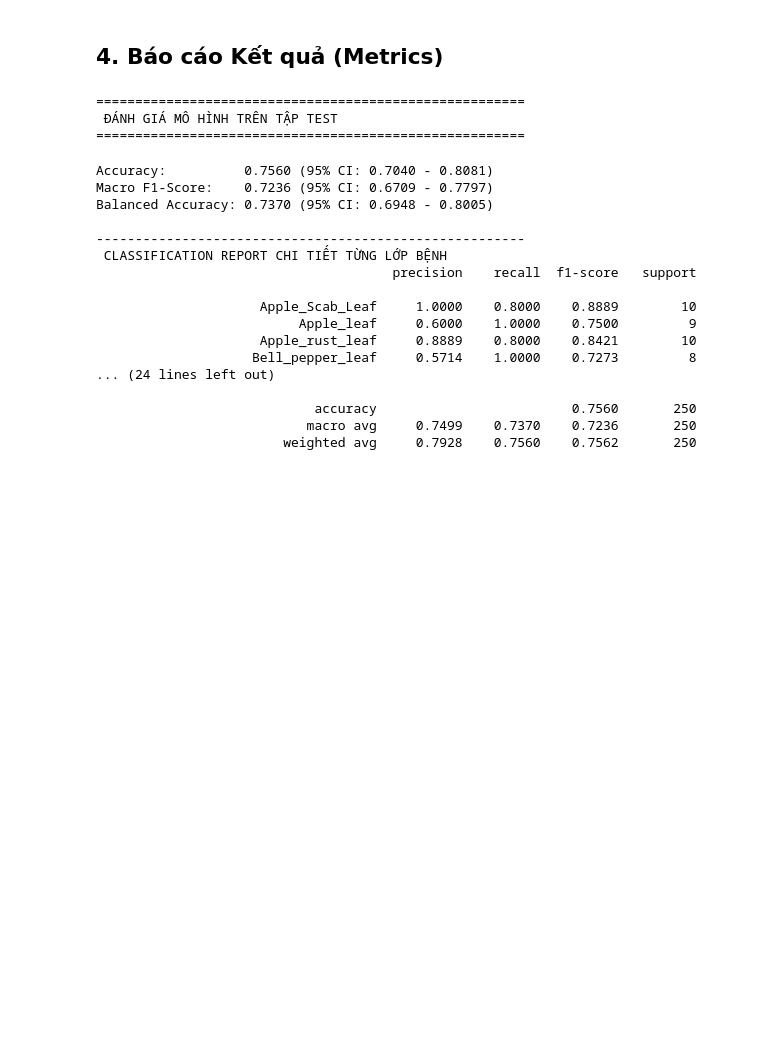
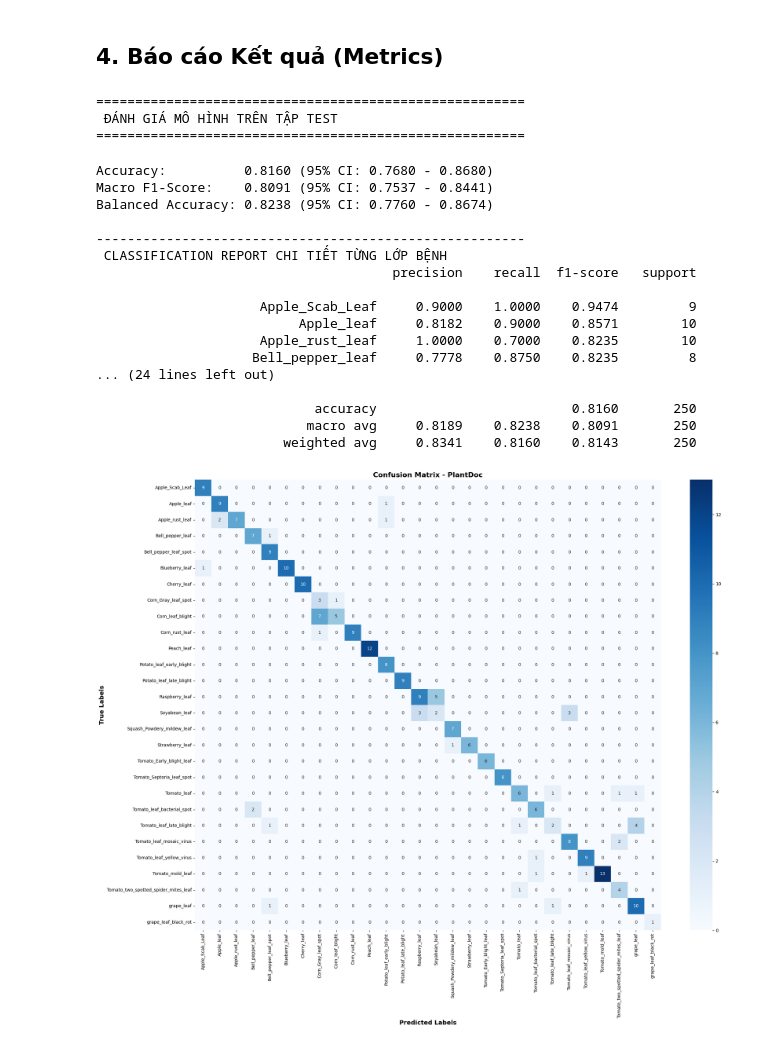
Before and after one commit to hienluong05/MulCo-PlantNet, a Jupyter notebook: scripts/validation/test_fine_tuned_model.ipynb, the cells around one changed output. Saved outputs shown, nothing was run; the diff lists cells and outputs as text; code cells hidden in the pictures; blank space fills up the shorter version.

Commit message:
full cb focal loss beta 0.99

```diff
--- a/scripts/validation/test_fine_tuned_model.ipynb
+++ b/scripts/validation/test_fine_tuned_model.ipynb
@@ -37,14 +37,16 @@ test_transform = transforms.Compose([
 ])
 
 test_dir = PROJECT_ROOT / "data/processed/PlantDocSplited_depth_AUG/test"
-caption_dir = PROJECT_ROOT / "data/processed/captions_LLaVA_depth_AUG/test"
+caption_dir = PROJECT_ROOT / "data/AIDG/captions_LLaVA"
+mapping_path = PROJECT_ROOT / "data/processed/PlantDocSplited_depth_AUG/global_image_caption_mapping.json"
 
 test_dataset = MultiModalRawDataset(
     image_root=test_dir,
     caption_root=caption_dir,
     transform=test_transform,
     use_depth_suppressed=False,
-    strict_caption_match=False
+    strict_caption_match=False,
+    image_caption_mapping_path=str(mapping_path)
 )
 
 test_loader = DataLoader(
@@ -82,8 +85,8 @@ print("Loading Fine-Tuned Model...")
 # Bạn có thể thêm tham số vào hàm khởi tạo nếu cần thiết
 model = MulCoEndToEnd(num_classes=28).to(device)
 
-ckpt_path = PROJECT_ROOT / "archive/mulco_depth_aug_token_pixel_focal_loss/best_fine_tuned_model.pth"
-model.load_state_dict(torch.load(ckpt_path, map_location=device, weights_only=True))
+ckpt_path = PROJECT_ROOT / "archive/mulco_depth_aug_cb_focal/best_fine_tuned_model.pth"
+model.load_state_dict(torch.load(ckpt_path, map_location=device, weights_only=True), strict=False)
 model.eval()
 
 print("Loading Tokenizer...")
@@ -164,20 +167,41 @@ print(classification_report(all_labels, all_preds, target_names=class_names, dig
 =======================================================
  ĐÁNH GIÁ MÔ HÌNH TRÊN TẬP TEST
 =======================================================
-Accuracy:          0.7560 (95% CI: 0.7040 - 0.8081)
-Macro F1-Score:    0.7236 (95% CI: 0.6709 - 0.7797)
-Balanced Accuracy: 0.7370 (95% CI: 0.6948 - 0.8005)
+Accuracy:          0.8160 (95% CI: 0.7680 - 0.8680)
+Macro F1-Score:    0.8091 (95% CI: 0.7537 - 0.8441)
+Balanced Accuracy: 0.8238 (95% CI: 0.7760 - 0.8674)
 
 -------------------------------------------------------
  CLASSIFICATION REPORT CHI TIẾT TỪNG LỚP BỆNH
                                       precision    recall  f1-score   support
 
-                     Apple_Scab_Leaf     1.0000    0.8000    0.8889        10
-                          Apple_leaf     0.6000    1.0000    0.7500         9
-                     Apple_rust_leaf     0.8889    0.8000    0.8421        10
-                    Bell_pepper_leaf     0.5714    1.0000    0.7273         8
+                     Apple_Scab_Leaf     0.9000    1.0000    0.9474         9
+                          Apple_leaf     0.8182    0.9000    0.8571        10
+                     Apple_rust_leaf     1.0000    0.7000    0.8235        10
+                    Bell_pepper_leaf     0.7778    0.8750    0.8235         8
 ... (24 lines left out)
 
-                            accuracy                         0.7560       250
-                           macro avg     0.7499    0.7370    0.7236       250
-                        weighted avg     0.7928    0.7560    0.7562       250
+                            accuracy                         0.8160       250
+                           macro avg     0.8189    0.8238    0.8091       250
+                        weighted avg     0.8341    0.8160    0.8143       250
+# %%
+import matplotlib.pyplot as plt
+import seaborn as sns
+from sklearn.metrics import confusion_matrix
+
+# Tạo Confusion Matrix
+cm = confusion_matrix(all_labels, all_preds)
+
+# Vẽ biểu đồ
+plt.figure(figsize=(22, 18))
+sns.heatmap(cm, annot=True, fmt='d', cmap='Blues',
+            xticklabels=class_names, yticklabels=class_names)
+plt.xlabel('Predicted Labels', fontsize=14, fontweight='bold')
+plt.ylabel('True Labels', fontsize=14, fontweight='bold')
+plt.title('Confusion Matrix - PlantDoc', fontsize=16, fontweight='bold')
+plt.xticks(rotation=90)
+plt.yticks(rotation=0)
+plt.tight_layout()
+plt.show()
+# %% [output]
+[figure, added]
```
Also changed, not shown: parts of 2 cells of this notebook, 1 other file.
